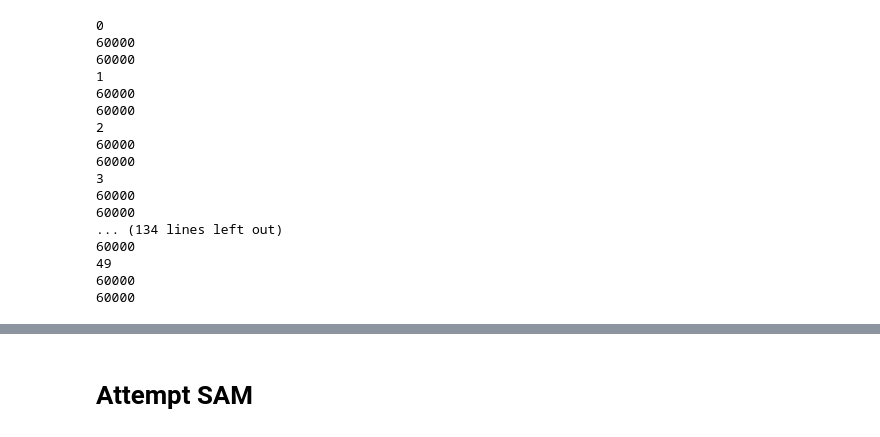
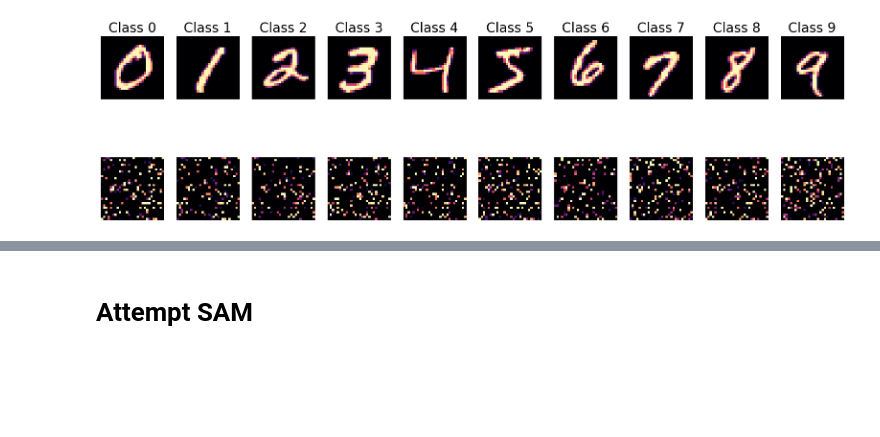
Before and after one commit to cjk4/plasticity, a Jupyter notebook: permuted_mnist.ipynb, the cells around one changed output, grey strips where cells are left out. Drawn from its saved outputs; the diff is of its cells as text; code cells hidden in the pictures; blank space fills up the shorter version.

Commit message:
baseline, SAM, GNP, plots, accuracy difference distributions

```diff
--- a/permuted_mnist.ipynb
+++ b/permuted_mnist.ipynb
@@ -26,13 +26,3 @@ train_dataset = datasets.MNIST('./data', train=True, download=True, transform=tr
-# %%
-permuted_datasets = []
-for i in range(50):
-  data = torch.tensor(train_dataset.data)
-  targets = torch.tensor(train_dataset.targets)
-
-  perm = torch.randperm(28*28)
-
-  data_permuted = data.view(-1, 28*28)[:, perm].view(-1, 28, 28)
-  permuted_datasets.append((data_permuted, targets))
 # %%
 def create_permuted_data(original_dataset, num_tasks=50):
     permuted_datasets = []
@@ -50,29 +38,33 @@ permuted_datasets = create_permuted_data(train_dataset, num_tasks=50)
-# %%
-# permuted_datasets[3][1][2]
-for batch_idx, (x,y) in enumerate(permuted_datasets):
-  print(batch_idx)
-  print(len(x))
-  print(len(y))
-
-# list of datasets, which are tuples (data, targets)
-# %% [output]
-0
-60000
-60000
-1
-60000
-60000
-2
-60000
-60000
-3
-60000
-60000
-... (134 lines left out)
-60000
-49
-60000
-60000
+# %%
+original_dataset = datasets.MNIST('./data', train=True, download=True, transform=transform)
+data = original_dataset.data.clone().detach()
+targets = original_dataset.targets.clone().detach()
+perm = torch.randperm(28*28)
+data_permuted = data.view(-1, 28*28)[:, perm].view(-1, 28, 28)
+
+class_examples = []
+for i in range(10):
+  class_indices = (targets == i).nonzero(as_tuple=True)[0]
+  class_example = data[class_indices[0]]
+  class_examples.append(class_example)
+
+fig, axs = plt.subplots(2, 10, figsize=(20, 6))
+
+for i in range(10):
+  axs[0, i].imshow(class_examples[i], cmap='magma')
+  axs[0, i].set_title(f'Class {i}', fontsize=20)
+  axs[0, i].axis('off')
+
+for i in range(10):
+  axs[1, i].imshow(data_permuted[class_indices[i]], cmap='magma')
+  axs[1, i].axis('off')
+
+
+# plt.tight_layout()
+plt.savefig('permuted_mnist.png', transparent=True)
+plt.show()
+# %% [output]
+[figure, added]
 # %%
 class FFNet(nn.Module):
     def __init__(self):
```
Also changed, not shown: parts of 24 cells of this notebook, 21 other files.
